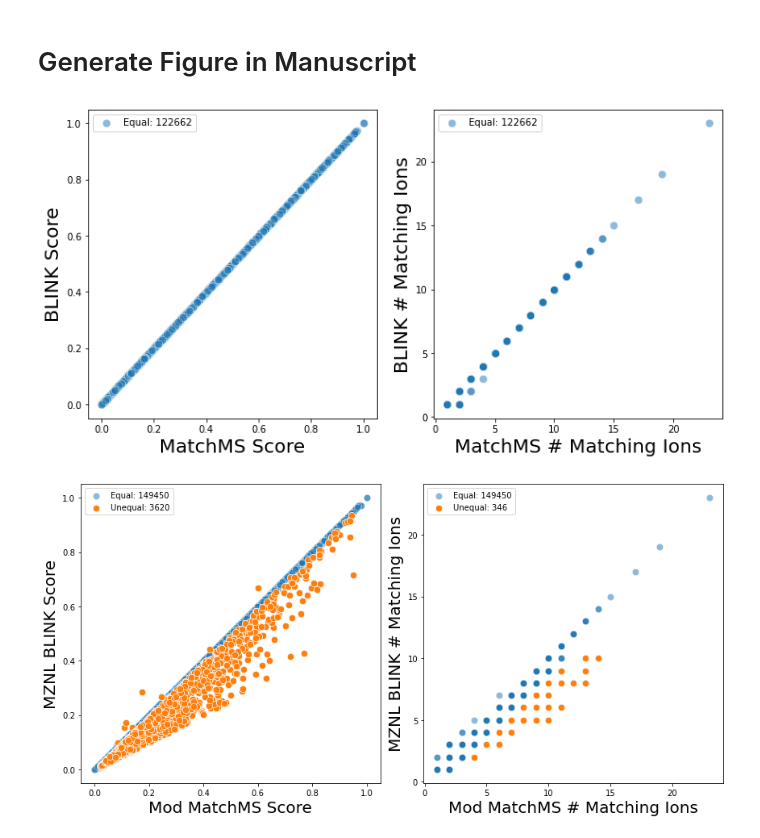
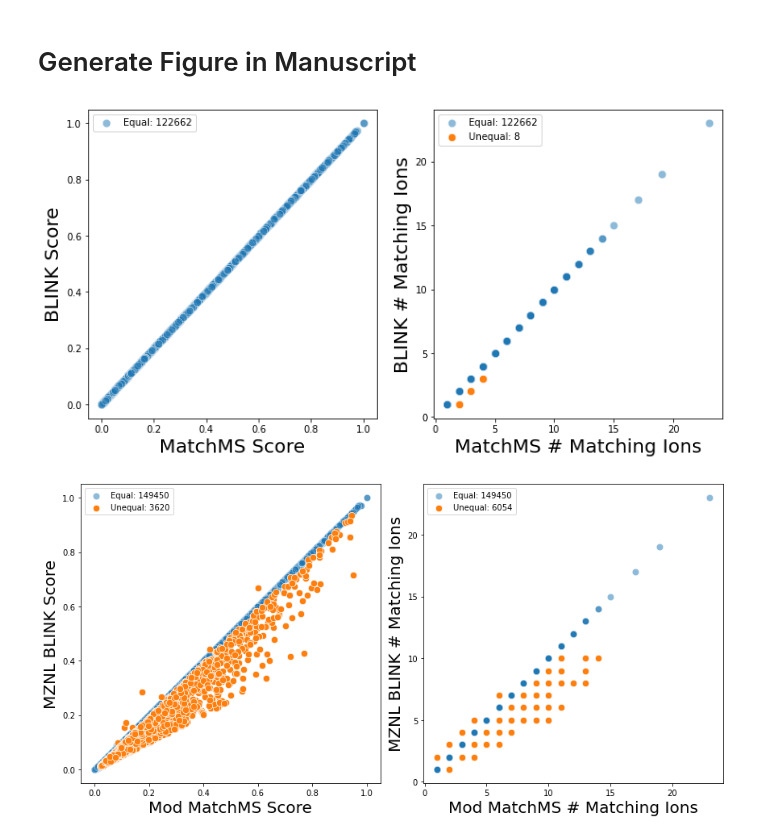
Before and after one commit to biorack/blink, a Jupyter notebook: example/blink-example.ipynb, the cells around one changed output. Cells and saved outputs as stored; diff of their text form; code cells hidden in the pictures.

```diff
--- a/example/blink-example.ipynb
+++ b/example/blink-example.ipynb
@@ -86,43 +86,43 @@ y = S12['mzc'].toarray().flatten()
 x,y = x[(x>0)&(y>0)], y[(x>0)&(y>0)]
 
 sns.scatterplot(x=x, y=y, s=70, label='Equal: {}'.format(len(x)), alpha=.5,ax=ax[1])
-x,y = x[(y+1<x)|(x<y-1)], y[(x+1<y)|(y<x-1)]
+x,y = x[(y+.5<x)|(x<y-.5)], y[(x+.5<y)|(y<x-.5)]
 sns.scatterplot(x=x, y=y, s=70, label='Unequal: {}'.format(len(x)),ax=ax[1])
 ax[1].set_xlabel('MatchMS # Matching Ions',fontsize=20)
 ax[1].set_ylabel('BLINK # Matching Ions',fontsize=20)
 
 fig.savefig('cos_accuracy_benchmarking.pdf')
 # %% [output]
-[figure, old version]
+[figure, new version]
 # %%
 %matplotlib inline
 x = MMS12['mod']['score'].flatten()
 y = np.maximum(S12['mzi'].toarray().flatten(),S12['nli'].toarray().flatten())
 x,y = x[(x>0)&(y>0)], y[(x>0)&(y>0)]
 
 
 fig, ax = plt.subplots(figsize=(12, 6),nrows=1,ncols=2)
 ax = ax.flatten()
 sns.scatterplot(x=x, y=y, s=70, label='Equal: {}'.format(len(x)), alpha=.5,ax=ax[0])
 x,y = x[(y+1e-2<x)|(x<y-1e-2)], y[(x+1e-2<y)|(y<x-1e-2)]
 sns.scatterplot(x=x, y=y, s=70, label='Unequal: {}'.format(len(x)),ax=ax[0])
 ax[0].set_xlabel('Mod MatchMS Score',fontsize=20)
 ax[0].set_ylabel('MZNL BLINK Score',fontsize=20)
 
 
 x = MMS12['mod']['matches'].flatten()
 y = np.maximum(S12['mzc'].toarray().flatten(),S12['nlc'].toarray().flatten())
 x,y = x[(x>0)&(y>0)], y[(x>0)&(y>0)]
 
 sns.scatterplot(x=x, y=y, s=70, label='Equal: {}'.format(len(x)), alpha=.5,ax=ax[1])
-x,y = x[(y+1<x)|(x<y-1)], y[(x+1<y)|(y<x-1)]
+x,y = x[(y+.5<x)|(x<y-.5)], y[(x+.5<y)|(y<x-.5)]
 sns.scatterplot(x=x, y=y, s=70, label='Unequal: {}'.format(len(x)),ax=ax[1])
 ax[1].set_xlabel('Mod MatchMS # Matching Ions',fontsize=20)
 ax[1].set_ylabel('MZNL BLINK # Matching Ions',fontsize=20)
 
 plt.tight_layout()
 plt.show()
 
 fig.savefig('mod_accuracy_benchmarking.pdf')
 # %% [output]
-[figure, old version]
+[figure, new version]
```
Also changed, not shown: parts of 2 cells of this notebook.
